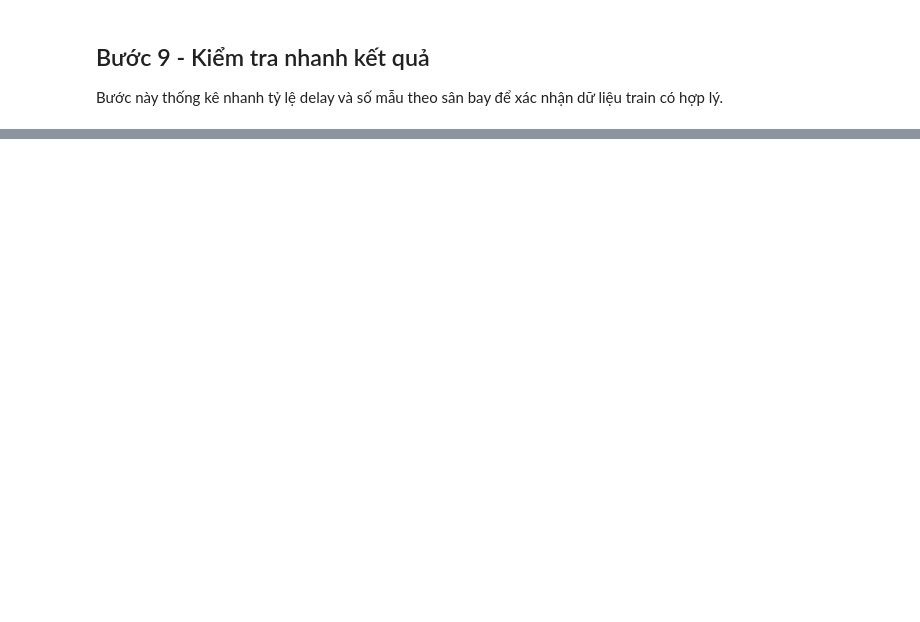
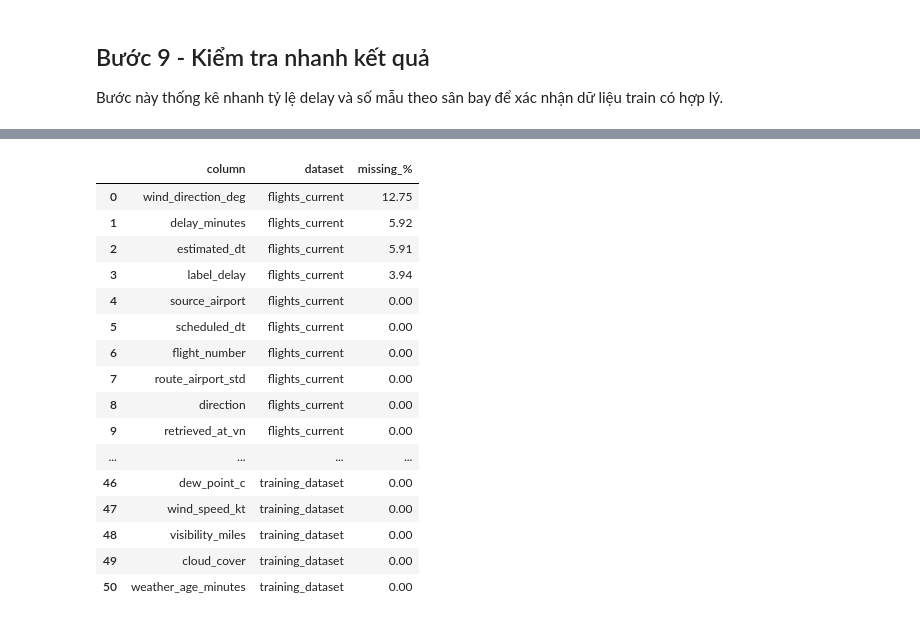
Before and after one commit to tdat1465/data-monitoring-lab, a Jupyter notebook: Data Collection + Processing/dataProcessing.ipynb, the cells around one changed output, grey strips where cells are left out. Drawn from its saved outputs; the diff is of its cells as text; code cells hidden in the pictures; blank space fills up the shorter version.

```diff
--- a/Data Collection + Processing/dataProcessing.ipynb
+++ b/Data Collection + Processing/dataProcessing.ipynb
@@ -663,0 +754,72 @@ Tong so mau train: 1098
+# %%
+# --- QC report (missingness / weather match / lead-time sanity) ---
+try:
+    from IPython.display import display  # type: ignore
+except Exception:
+    def display(x):  # fallback ngoài notebook
+        print(x)
+
+
+def _qc_missing(df: pd.DataFrame, name: str, cols: list) -> pd.DataFrame:
+    out = (
+        df[cols]
+        .isna()
+        .mean()
+        .mul(100)
+        .round(2)
+        .rename("missing_%")
+        .to_frame()
+        .sort_values("missing_%", ascending=False)
+    )
+    out.insert(0, "dataset", name)
+    return out
+
+
+qc_cols_flight = [
+    "source_airport",
+    "direction",
+    "route_airport_std",
+    "flight_number",
+    "scheduled_dt",
+    "retrieved_at_vn",
+    "estimated_dt",
+    "delay_minutes",
+    "label_delay",
+ ]
+qc_cols_weather = [
+    "report_time_vn",
+    "temperature_c",
+    "dew_point_c",
+    "wind_direction_deg",
+    "wind_speed_kt",
+    "visibility_miles",
+    "cloud_cover",
+    "weather_age_minutes",
+ ]
+
+frames = []
+for n, df_ in [
+    ("flights_current", current_with_weather),
+    ("flights_training_snapshot", train_with_weather),
+    ("training_dataset", training_dataset),
+ ]:
+    cols_here = [c for c in (qc_cols_flight + qc_cols_weather) if c in df_.columns]
+    frames.append(_qc_missing(df_, n, cols_here))
+
+qc_missing = pd.concat(frames, axis=0).reset_index(names="column")
+print("=== Missingness (%) by dataset ===")
+display(qc_missing)
+
+if "weather_age_minutes" in train_with_weather.columns:
+    print("=== Weather age (minutes) on matched rows (train) ===")
+    wx_age = train_with_weather.loc[train_with_weather["report_time_vn"].notna(), "weather_age_minutes"]
+    display(wx_age.describe(percentiles=[0.5, 0.9, 0.95, 0.99]).to_frame().T)
+
+if "retrieved_at_vn" in training_dataset.columns and "scheduled_dt" in training_dataset.columns:
+    print("=== Lead-time (minutes_to_departure_at_snapshot) on training_dataset ===")
+    lead_min = (training_dataset["scheduled_dt"] - training_dataset["retrieved_at_vn"]).dt.total_seconds() / 60.0
+    display(lead_min.describe(percentiles=[0.5, 0.9, 0.95, 0.99]).to_frame().T)
+
+print("=== Train label distribution ===")
+display(training_dataset["label_delay"].value_counts(dropna=False).rename("count").to_frame())
+# %% [output]
@@ -663,0 +827,17 @@ Tong so mau train: 1098
+|  | column | dataset | missing_% |
+| 0 | wind_direction_deg | flights_current | 12.75 |
+| 1 | delay_minutes | flights_current | 5.92 |
+| 2 | estimated_dt | flights_current | 5.91 |
+| 3 | label_delay | flights_current | 3.94 |
+| 4 | source_airport | flights_current | 0.00 |
+| 5 | scheduled_dt | flights_current | 0.00 |
+| 6 | flight_number | flights_current | 0.00 |
+| 7 | route_airport_std | flights_current | 0.00 |
+| 8 | direction | flights_current | 0.00 |
+| 9 | retrieved_at_vn | flights_current | 0.00 |
+| ... | ... | ... | ... |
+| 46 | dew_point_c | training_dataset | 0.00 |
+| 47 | wind_speed_kt | training_dataset | 0.00 |
+| 48 | visibility_miles | training_dataset | 0.00 |
+| 49 | cloud_cover | training_dataset | 0.00 |
+| 50 | weather_age_minutes | training_dataset | 0.00 |
```
Also changed, not shown: parts of 7 cells of this notebook.
